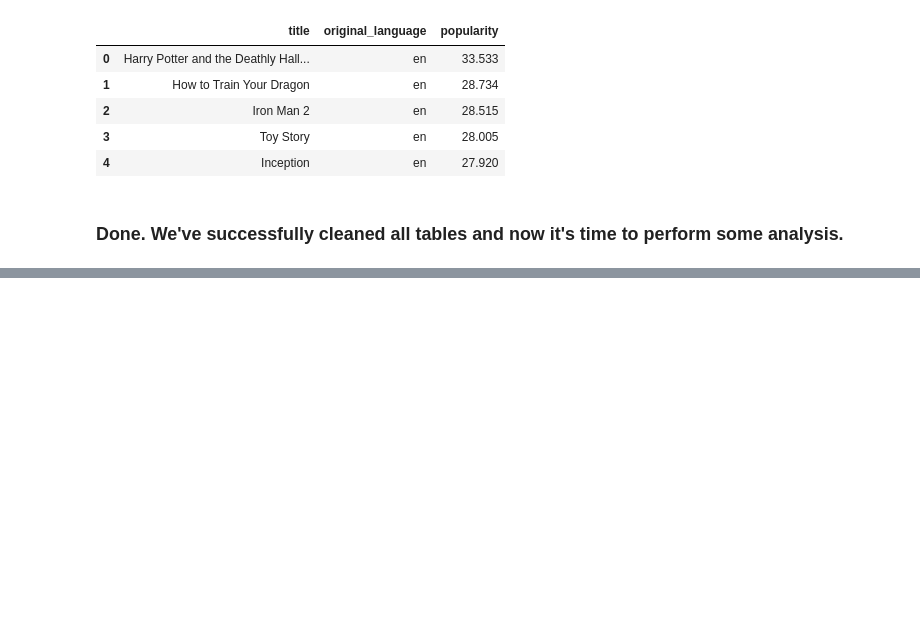
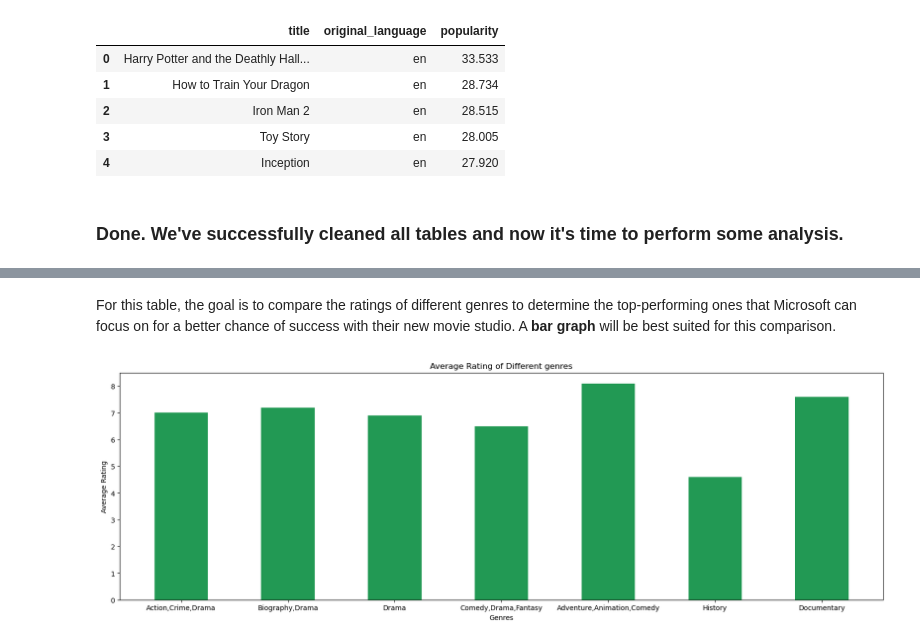
Before and after one commit to brandonbush2/Microsoft-Movie-Studio-Project, a Jupyter notebook: Microsoft Movie Studio .ipynb, the cells around one changed output, grey strips where cells are left out. Cells and saved outputs as stored; diff of their text form; code cells hidden in the pictures; blank space fills up the shorter version.

Commit message:
Added Data Analysis

```diff
--- a/Microsoft Movie Studio .ipynb
+++ b/Microsoft Movie Studio .ipynb
@@ -667,0 +699,23 @@ tmdb_movies.head()
+# %% [markdown]
+For this table, the goal is to compare the ratings of different genres to determine the top-performing ones that Microsoft can focus on for a better chance of success with their new movie studio. A **bar graph** will be best suited for this comparison.
+# %%
+#plotting a bar graph of genres and average ratings
+fig, ax = plt.subplots(figsize = (20,6))
+
+#assigning sample table to data
+data = movies_info.head(10)
+
+#declaring variables
+x = data['genres']
+y = data['averagerating']
+
+#plotting
+ax.bar(x,y, color = '#229954', width = 0.5)
+
+
+#labelling axes and title
+ax.set_xlabel('Genres')
+ax.set_ylabel('Average Rating')
+ax.set_title('Average Rating of Different genres');
+# %% [output]
+[figure, added]
```
Also changed, not shown: parts of 13 cells of this notebook.
